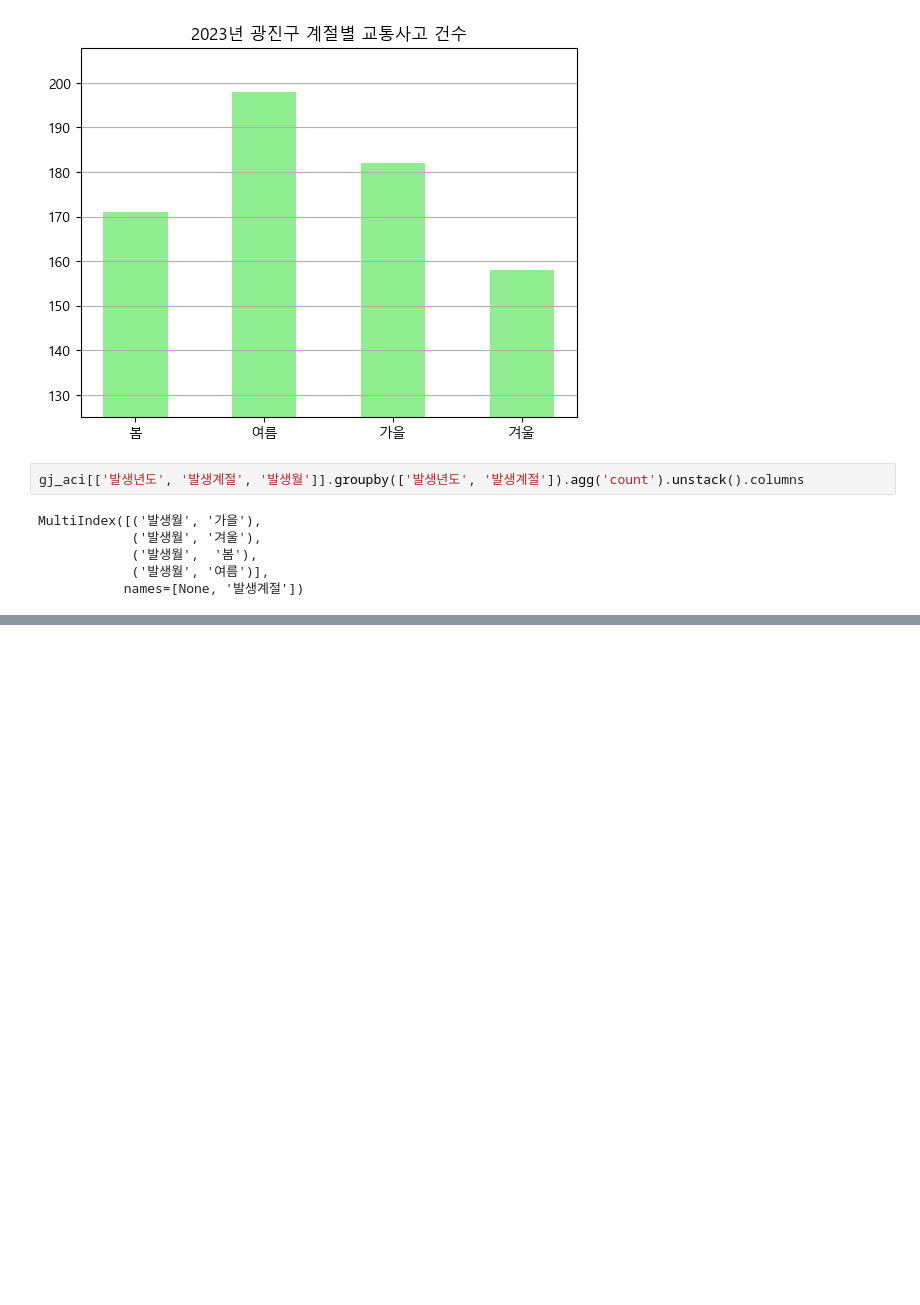
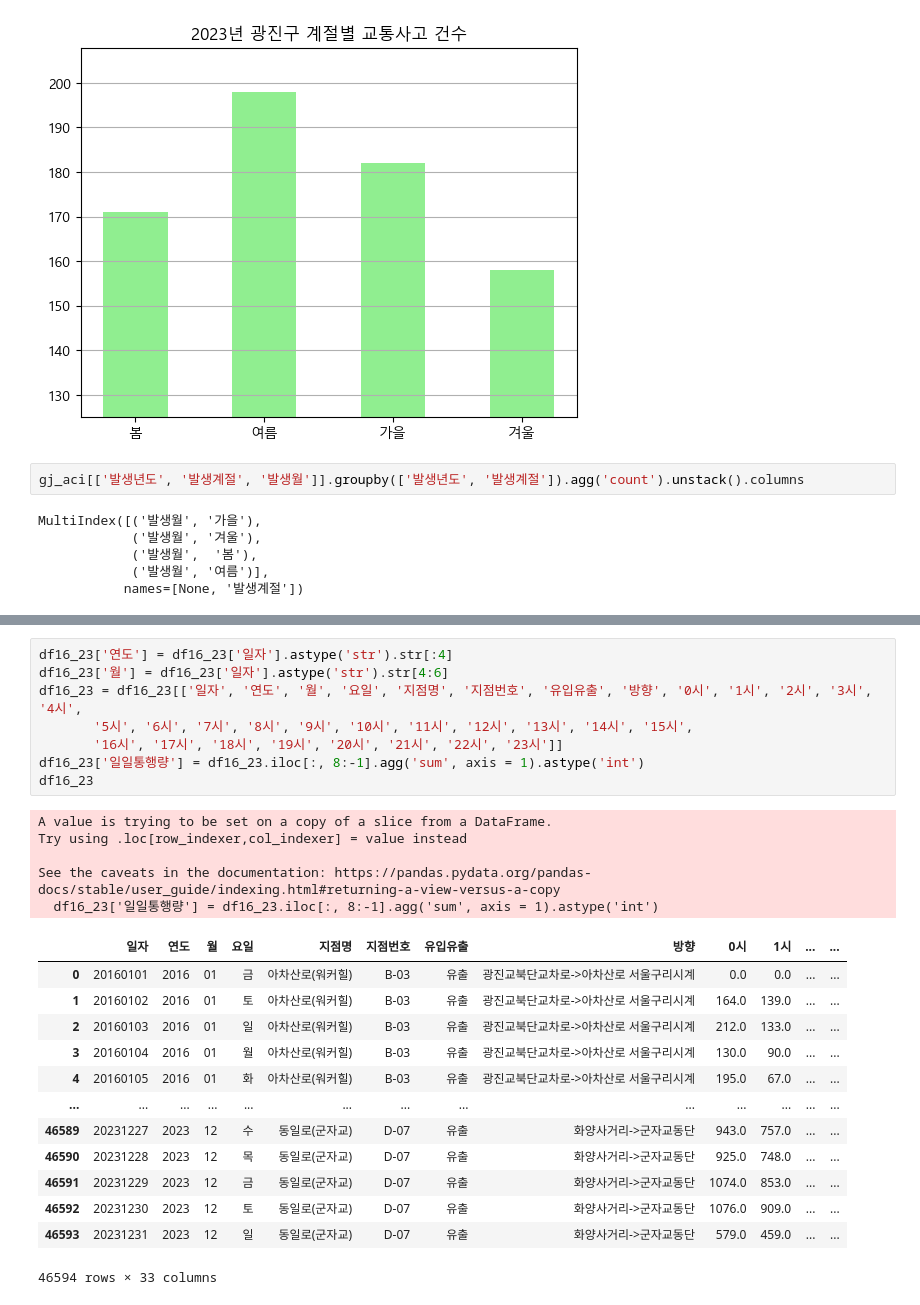
Before and after one commit to Git-Jeong/Data_hackathon_2025, a Jupyter notebook: Data_Analysis/광진구 계절별 사고건수 분석/광진구 계절별 사고건수 분석.ipynb, the cells around one changed output, grey strips where cells are left out. Saved outputs shown, nothing was run; the diff lists cells and outputs as text; blank space fills up the shorter version.

```diff
--- a/Data_Analysis/광진구 계절별 사고건수 분석/광진구 계절별 사고건수 분석.ipynb
+++ b/Data_Analysis/광진구 계절별 사고건수 분석/광진구 계절별 사고건수 분석.ipynb
@@ -147,0 +165,27 @@ MultiIndex([('발생월', '가을'),
+# %%
+df16_23['연도'] = df16_23['일자'].astype('str').str[:4]
+df16_23['월'] = df16_23['일자'].astype('str').str[4:6]
+df16_23 = df16_23[['일자', '연도', '월', '요일', '지점명', '지점번호', '유입유출', '방향', '0시', '1시', '2시', '3시', '4시',
+       '5시', '6시', '7시', '8시', '9시', '10시', '11시', '12시', '13시', '14시', '15시',
+       '16시', '17시', '18시', '19시', '20시', '21시', '22시', '23시']]
+df16_23['일일통행량'] = df16_23.iloc[:, 8:-1].agg('sum', axis = 1).astype('int')
+df16_23
+# %% [output]
+A value is trying to be set on a copy of a slice from a DataFrame.
+Try using .loc[row_indexer,col_indexer] = value instead
+
+See the caveats in the documentation: https://pandas.pydata.org/pandas-docs/stable/user_guide/indexing.html#returning-a-view-versus-a-copy
+  df16_23['일일통행량'] = df16_23.iloc[:, 8:-1].agg('sum', axis = 1).astype('int')
+|  | 일자 | 연도 | 월 | 요일 | 지점명 | 지점번호 | 유입유출 | 방향 | 0시 | 1시 | ... | ... |
+| 0 | 20160101 | 2016 | 01 | 금 | 아차산로(워커힐) | B-03 | 유출 | 광진교북단교차로->아차산로 서울구리시계 | 0.0 | 0.0 | ... | ... |
+| 1 | 20160102 | 2016 | 01 | 토 | 아차산로(워커힐) | B-03 | 유출 | 광진교북단교차로->아차산로 서울구리시계 | 164.0 | 139.0 | ... | ... |
+| 2 | 20160103 | 2016 | 01 | 일 | 아차산로(워커힐) | B-03 | 유출 | 광진교북단교차로->아차산로 서울구리시계 | 212.0 | 133.0 | ... | ... |
+| 3 | 20160104 | 2016 | 01 | 월 | 아차산로(워커힐) | B-03 | 유출 | 광진교북단교차로->아차산로 서울구리시계 | 130.0 | 90.0 | ... | ... |
+| 4 | 20160105 | 2016 | 01 | 화 | 아차산로(워커힐) | B-03 | 유출 | 광진교북단교차로->아차산로 서울구리시계 | 195.0 | 67.0 | ... | ... |
+| ... | ... | ... | ... | ... | ... | ... | ... | ... | ... | ... | ... | ... |
+| 46589 | 20231227 | 2023 | 12 | 수 | 동일로(군자교) | D-07 | 유출 | 화양사거리->군자교동단 | 943.0 | 757.0 | ... | ... |
+| 46590 | 20231228 | 2023 | 12 | 목 | 동일로(군자교) | D-07 | 유출 | 화양사거리->군자교동단 | 925.0 | 748.0 | ... | ... |
+| 46591 | 20231229 | 2023 | 12 | 금 | 동일로(군자교) | D-07 | 유출 | 화양사거리->군자교동단 | 1074.0 | 853.0 | ... | ... |
+| 46592 | 20231230 | 2023 | 12 | 토 | 동일로(군자교) | D-07 | 유출 | 화양사거리->군자교동단 | 1076.0 | 909.0 | ... | ... |
+| 46593 | 20231231 | 2023 | 12 | 일 | 동일로(군자교) | D-07 | 유출 | 화양사거리->군자교동단 | 579.0 | 459.0 | ... | ... |
+46594 rows × 33 columns
```
Also changed, not shown: parts of 5 cells of this notebook.
